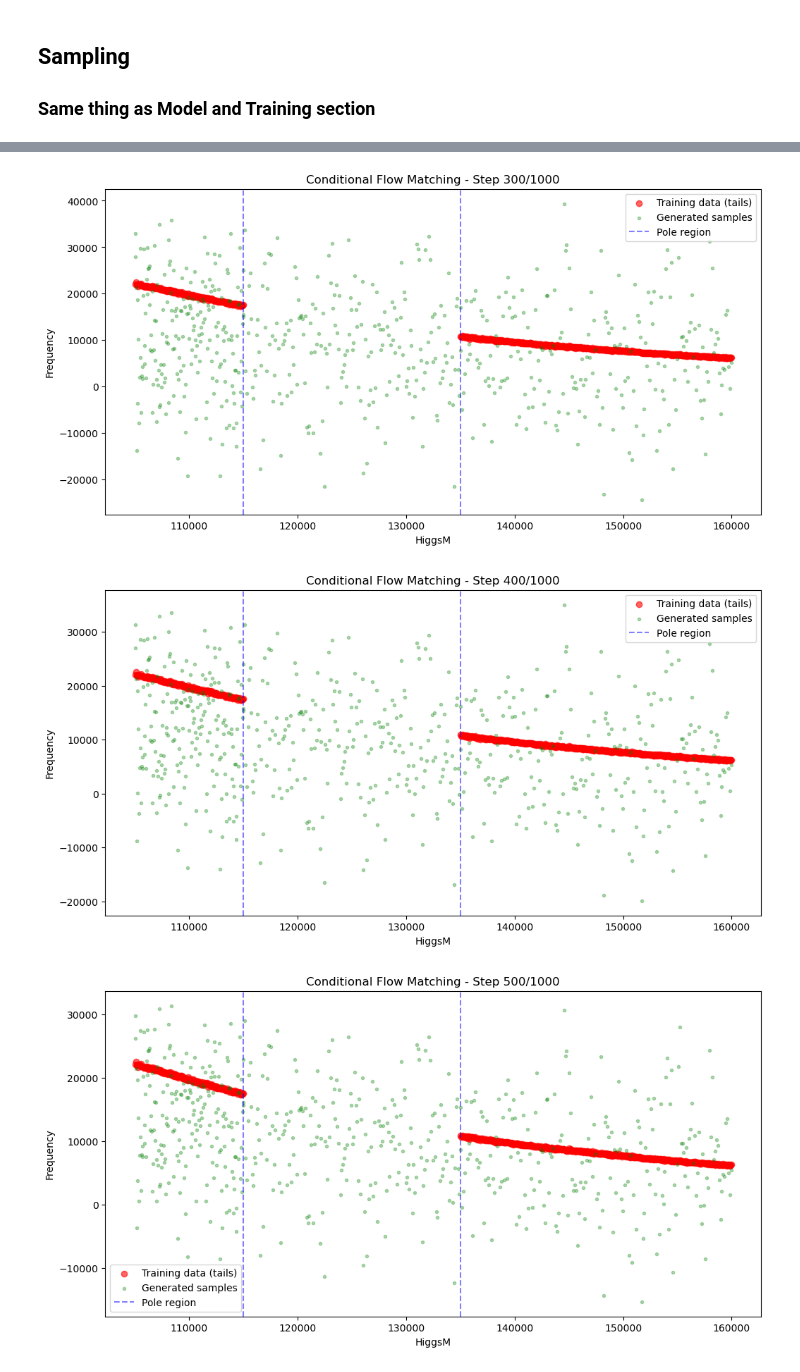
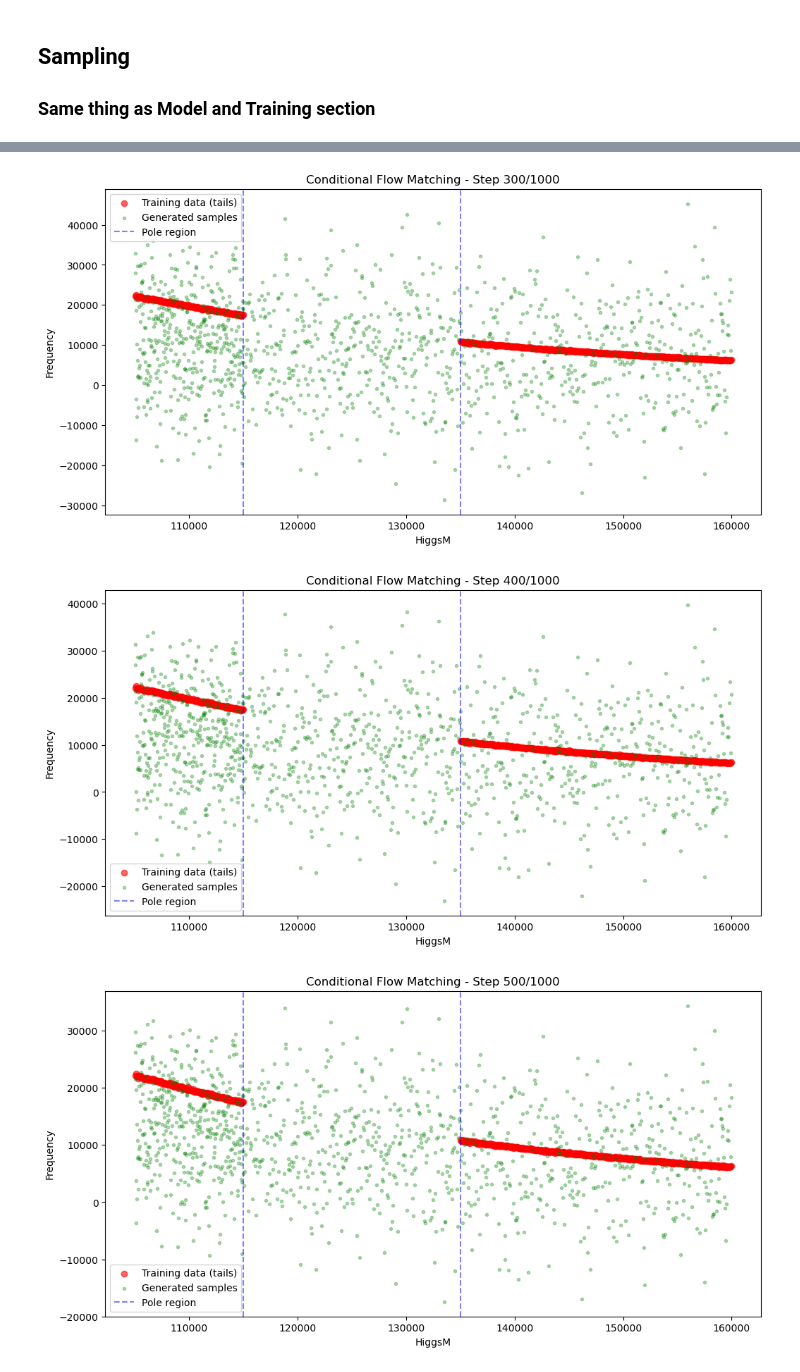
Before and after one commit to Pigwiggy/senior-honours-project, a Jupyter notebook: basic_flow-matching.ipynb, the cells around one changed output, grey strips where cells are left out. Saved outputs shown, nothing was run; the diff lists cells and outputs as text; code cells hidden in the pictures.

```diff
--- a/basic_flow-matching.ipynb
+++ b/basic_flow-matching.ipynb
@@ -205,8 +205,13 @@ plt.plot(losses)
 torch.manual_seed(42)
 model.eval().requires_grad_(False)
 
+# Gives the shape (number of points) of the pole region data
+model_df_pole = model_df[~(mask1 | mask2)]
+true_points = model_df_pole[['HiggsM', 'Frequency']].to_numpy()
+
 # Sample across the full HiggsM range (tails + pole region)
-num_samples_per_region = 200
+# Ensures that the number of samples in the pole region matches the number of true points
+num_samples_per_region = true_points.shape[0]
 steps = 1000
 
 # Create HiggsM values for sampling: tails + pole region
@@ -240,7 +245,7 @@ for step, t in enumerate(torch.linspace(0, 1, steps), start=1):
         plt.ylabel('Frequency')
         plt.legend()
         plt.title(f'Conditional Flow Matching - Step {step}/{steps}')
-        plt.show()
+        # plt.show()
 
 model.train().requires_grad_(True)
 print("Done Sampling - Model learned to extrapolate from tails to pole region")
@@ -250,3 +256,3 @@ print("Done Sampling - Model learned to extrapolate from tails to pole region")
-[figure, old version]
+[figure, new version]
-[figure, old version]
+[figure, new version]
-[figure, old version]
+[figure, new version]
```
Also changed, not shown: parts of 3 cells of this notebook.
